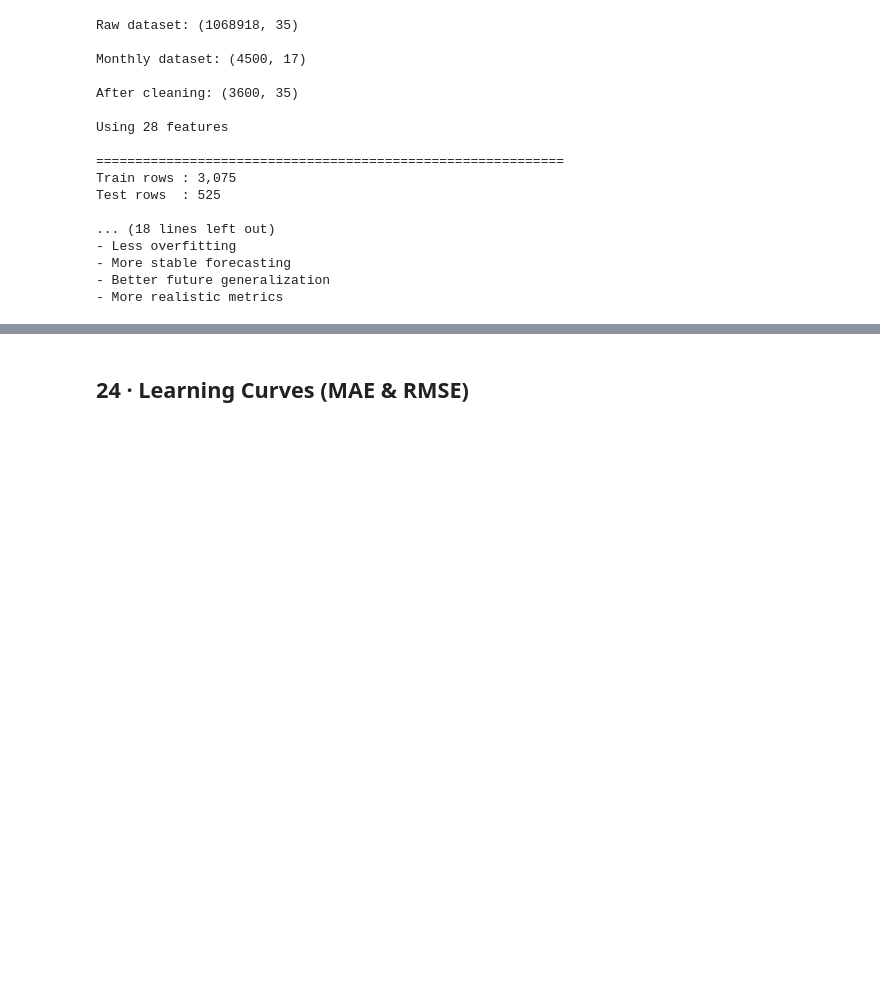
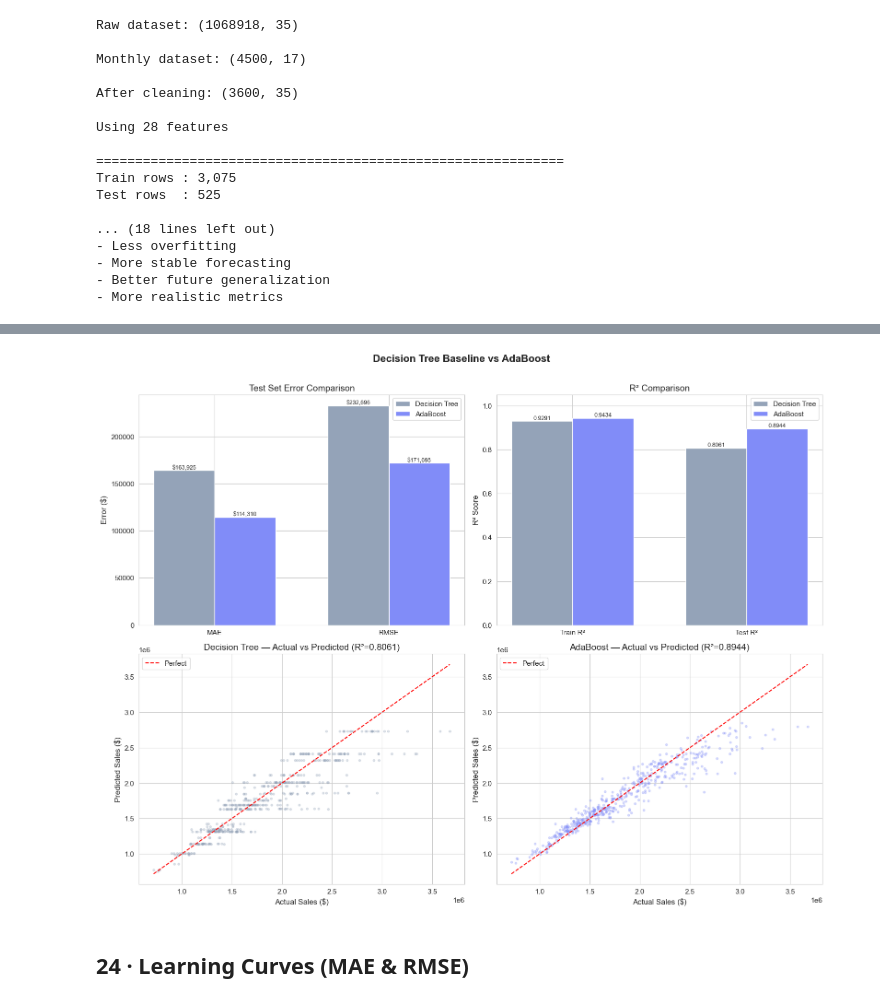
Before and after one commit to AliSherif2303/Apple-Retail-Sales-Forcasting, a Jupyter notebook: notebooks/ADA_LIVE.ipynb, the cells around one changed output, grey strips where cells are left out. Saved outputs shown, nothing was run; the diff lists cells and outputs as text; code cells hidden in the pictures; blank space fills up the shorter version.

```diff
--- a/notebooks/ADA_LIVE.ipynb
+++ b/notebooks/ADA_LIVE.ipynb
@@ -690,3 +794,78 @@ R²   : 0.9437
+# %%
+# =============================================================================
+# PLOTS: Baseline vs AdaBoost
+# =============================================================================
+
+import matplotlib.pyplot as plt
+import numpy as np
+
+fig, axes = plt.subplots(2, 2, figsize=(16, 12))
+fig.suptitle('Decision Tree Baseline vs AdaBoost', fontsize=16, fontweight='bold', y=1.01)
+
+# --- 1. Bar chart: MAE & RMSE comparison ---
+ax = axes[0, 0]
+metrics = ['MAE', 'RMSE']
+dt_vals = [dt_test_mae, dt_test_rmse]
+ada_vals = [ada_test_mae, ada_test_rmse]
+x = np.arange(len(metrics))
+w = 0.35
+bars1 = ax.bar(x - w/2, dt_vals, w, label='Decision Tree', color='#94a3b8', edgecolor='white')
+bars2 = ax.bar(x + w/2, ada_vals, w, label='AdaBoost', color='#818cf8', edgecolor='white')
+ax.set_xticks(x)
+ax.set_xticklabels(metrics)
+ax.set_ylabel('Error ($)')
+ax.set_title('Test Set Error Comparison')
+ax.legend()
+for bar in bars1:
+    ax.text(bar.get_x() + bar.get_width()/2, bar.get_height(),
+            f'${bar.get_height():,.0f}', ha='center', va='bottom', fontsize=9)
+for bar in bars2:
+    ax.text(bar.get_x() + bar.get_width()/2, bar.get_height(),
+            f'${bar.get_height():,.0f}', ha='center', va='bottom', fontsize=9)
+
+# --- 2. Bar chart: R² comparison ---
+ax = axes[0, 1]
+r2_labels = ['Train R²', 'Test R²']
+dt_r2 = [dt_train_r2, dt_test_r2]
+ada_r2 = [ada_train_r2, ada_test_r2]
+bars1 = ax.bar(np.arange(2) - w/2, dt_r2, w, label='Decision Tree', color='#94a3b8', edgecolor='white')
+bars2 = ax.bar(np.arange(2) + w/2, ada_r2, w, label='AdaBoost', color='#818cf8', edgecolor='white')
+ax.set_xticks(np.arange(2))
+ax.set_xticklabels(r2_labels)
+ax.set_ylabel('R² Score')
+ax.set_title('R² Comparison')
+ax.set_ylim(0, 1.05)
+ax.legend()
+for bar in bars1:
+    ax.text(bar.get_x() + bar.get_width()/2, bar.get_height(),
+            f'{bar.get_height():.4f}', ha='center', va='bottom', fontsize=9)
+for bar in bars2:
+    ax.text(bar.get_x() + bar.get_width()/2, bar.get_height(),
+            f'{bar.get_height():.4f}', ha='center', va='bottom', fontsize=9)
+
+# --- 3. Scatter: Baseline Actual vs Predicted ---
+ax = axes[1, 0]
+ax.scatter(y_test, dt_test_preds, alpha=0.3, s=10, color='#94a3b8')
+mn, mx = y_test.min(), y_test.max()
+ax.plot([mn, mx], [mn, mx], 'r--', lw=1.5, label='Perfect')
+ax.set_xlabel('Actual Sales ($)')
+ax.set_ylabel('Predicted Sales ($)')
+ax.set_title(f'Decision Tree — Actual vs Predicted (R²={dt_test_r2:.4f})')
+ax.legend()
+
+# --- 4. Scatter: AdaBoost Actual vs Predicted ---
+ax = axes[1, 1]
+ax.scatter(y_test, ada_test_preds, alpha=0.3, s=10, color='#818cf8')
+ax.plot([mn, mx], [mn, mx], 'r--', lw=1.5, label='Perfect')
+ax.set_xlabel('Actual Sales ($)')
+ax.set_ylabel('Predicted Sales ($)')
+ax.set_title(f'AdaBoost — Actual vs Predicted (R²={ada_test_r2:.4f})')
+ax.legend()
+
+plt.tight_layout()
+plt.show()
+# %% [output]
+[figure, added]
 # %% [markdown]
 ## 24 · Learning Curves (MAE & RMSE)
 # %%
```
Also changed, not shown: parts of 11 cells of this notebook, 27 other files.
